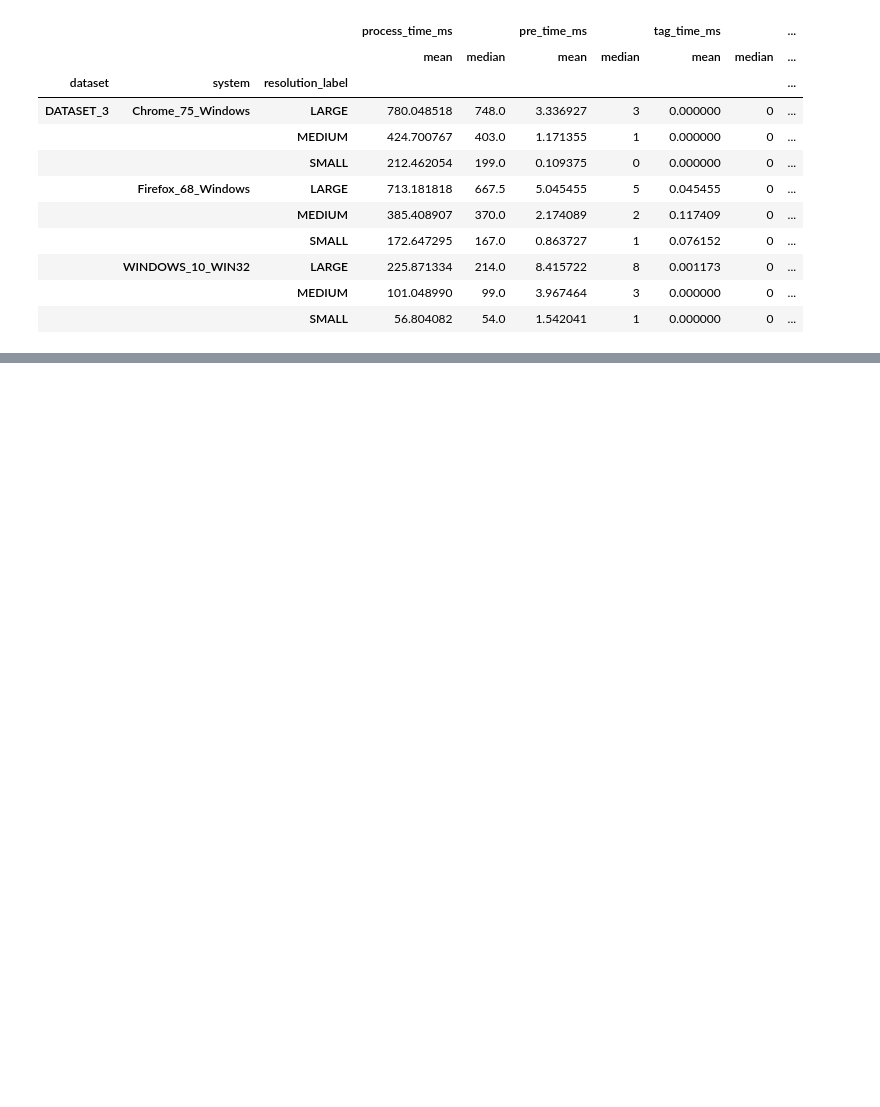
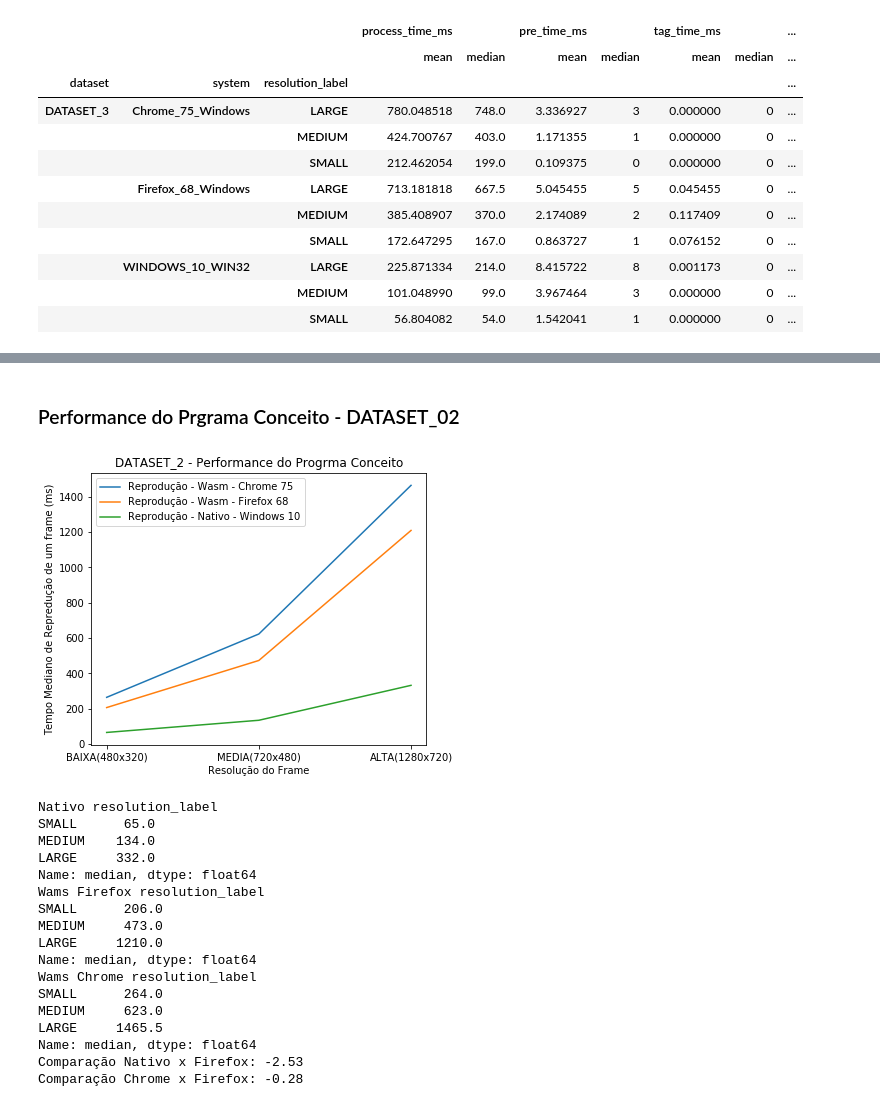
Before and after one commit to lourencoccc/tccwasm, a Jupyter notebook: outcomes/tccwasm_stats.ipynb, the cells around one changed output, grey strips where cells are left out. Drawn from its saved outputs; the diff is of its cells as text; code cells hidden in the pictures; blank space fills up the shorter version.

```diff
--- a/outcomes/tccwasm_stats.ipynb
+++ b/outcomes/tccwasm_stats.ipynb
@@ -213,0 +304,46 @@ plt.show()
+# %% [markdown]
+### Performance do Prgrama Conceito - DATASET_02
+# %%
+total_c = df_ds2_st.loc['DATASET_2','Chrome_75_Windows']['total_time_ms']['median'].sort_values()
+total_f = df_ds2_st.loc['DATASET_2','Firefox_68_Windows']['total_time_ms']['median'].sort_values()
+total_w = df_ds2_st.loc['DATASET_2','WINDOWS_10_WIN32']['total_time_ms']['median'].sort_values()
+activity = ["BAIXA(480x320)", "MEDIA(720x480)", "ALTA(1280x720)"]
+
+
+fig, ax1 = plt.subplots()
+ax1.plot(activity, total_c, label="Reprodução - Wasm - Chrome 75")
+ax1.plot(activity, total_f, label="Reprodução - Wasm - Firefox 68")
+ax1.plot(activity, total_w, label="Reprodução - Nativo - Windows 10")
+ax1.legend()
+
+plt.xlabel('Resolução do Frame')
+plt.ylabel('Tempo Mediano de Repredução de um frame (ms)')
+plt.title("DATASET_2 - Performance do Progrma Conceito")
+plt.legend()
+
+plt.show()
+
+print("Nativo", total_w)
+print("Wams Firefox", total_f)
+print("Wams Chrome", total_c)
+print("Comparação Nativo x Firefox:", ((((total_w - total_f) * 100)/total_w)/100).median().round(2))
+print("Comparação Chrome x Firefox:", ((((total_f - total_c) * 100)/total_f)/100).median().round(2))
+# %% [output]
+[figure, added]
+Nativo resolution_label
+SMALL      65.0
+MEDIUM    134.0
+LARGE     332.0
+Name: median, dtype: float64
+Wams Firefox resolution_label
+SMALL      206.0
+MEDIUM     473.0
+LARGE     1210.0
+Name: median, dtype: float64
+Wams Chrome resolution_label
+SMALL      264.0
+MEDIUM     623.0
+LARGE     1465.5
+Name: median, dtype: float64
+Comparação Nativo x Firefox: -2.53
+Comparação Chrome x Firefox: -0.28
```
Also changed, not shown: parts of 40 cells of this notebook.
